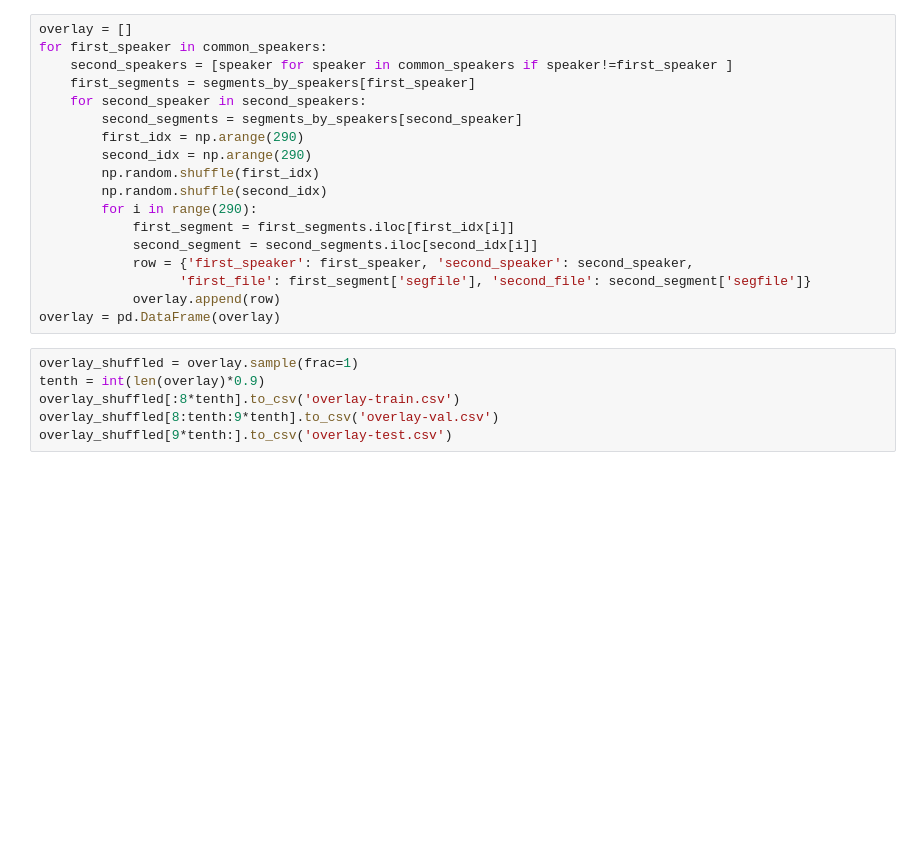
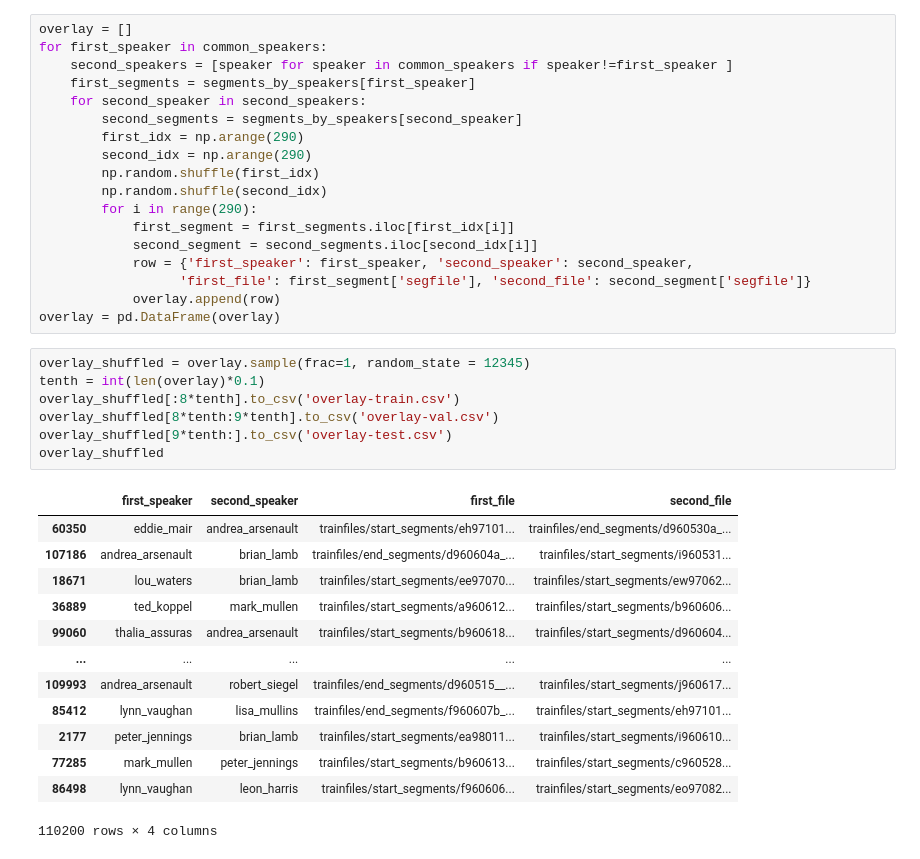
Before and after one commit to JunzheJosephZhu/Identifying-Speakers-in-Cocktail-Parties-with-E2E-Attention, a Jupyter notebook: overlay_preprocess.ipynb, the cells around one changed output. Cells and saved outputs as stored; diff of their text form; blank space fills up the shorter version.

```diff
--- a/overlay_preprocess.ipynb
+++ b/overlay_preprocess.ipynb
@@ -43,8 +45,23 @@ for first_speaker in common_speakers:
             overlay.append(row)
 overlay = pd.DataFrame(overlay)
 # %%
-overlay_shuffled = overlay.sample(frac=1)
-tenth = int(len(overlay)*0.9)
+overlay_shuffled = overlay.sample(frac=1, random_state = 12345)
+tenth = int(len(overlay)*0.1)
 overlay_shuffled[:8*tenth].to_csv('overlay-train.csv')
-overlay_shuffled[8:tenth:9*tenth].to_csv('overlay-val.csv')
+overlay_shuffled[8*tenth:9*tenth].to_csv('overlay-val.csv')
 overlay_shuffled[9*tenth:].to_csv('overlay-test.csv')
+overlay_shuffled
+# %% [output]
+|  | first_speaker | second_speaker | first_file | second_file |
+| 60350 | eddie_mair | andrea_arsenault | trainfiles/start_segments/eh97101... | trainfiles/end_segments/d960530a_... |
+| 107186 | andrea_arsenault | brian_lamb | trainfiles/end_segments/d960604a_... | trainfiles/start_segments/i960531... |
+| 18671 | lou_waters | brian_lamb | trainfiles/start_segments/ee97070... | trainfiles/start_segments/ew97062... |
+| 36889 | ted_koppel | mark_mullen | trainfiles/start_segments/a960612... | trainfiles/start_segments/b960606... |
+| 99060 | thalia_assuras | andrea_arsenault | trainfiles/start_segments/b960618... | trainfiles/start_segments/d960604... |
+| ... | ... | ... | ... | ... |
+| 109993 | andrea_arsenault | robert_siegel | trainfiles/end_segments/d960515__... | trainfiles/start_segments/j960617... |
+| 85412 | lynn_vaughan | lisa_mullins | trainfiles/end_segments/f960607b_... | trainfiles/start_segments/eh97101... |
+| 2177 | peter_jennings | brian_lamb | trainfiles/start_segments/ea98011... | trainfiles/start_segments/i960610... |
+| 77285 | mark_mullen | peter_jennings | trainfiles/start_segments/b960613... | trainfiles/start_segments/c960528... |
+| 86498 | lynn_vaughan | leon_harris | trainfiles/start_segments/f960606... | trainfiles/start_segments/eo97082... |
+110200 rows × 4 columns
```
Also changed, not shown: parts of 1 cell of this notebook, 3 other files.
